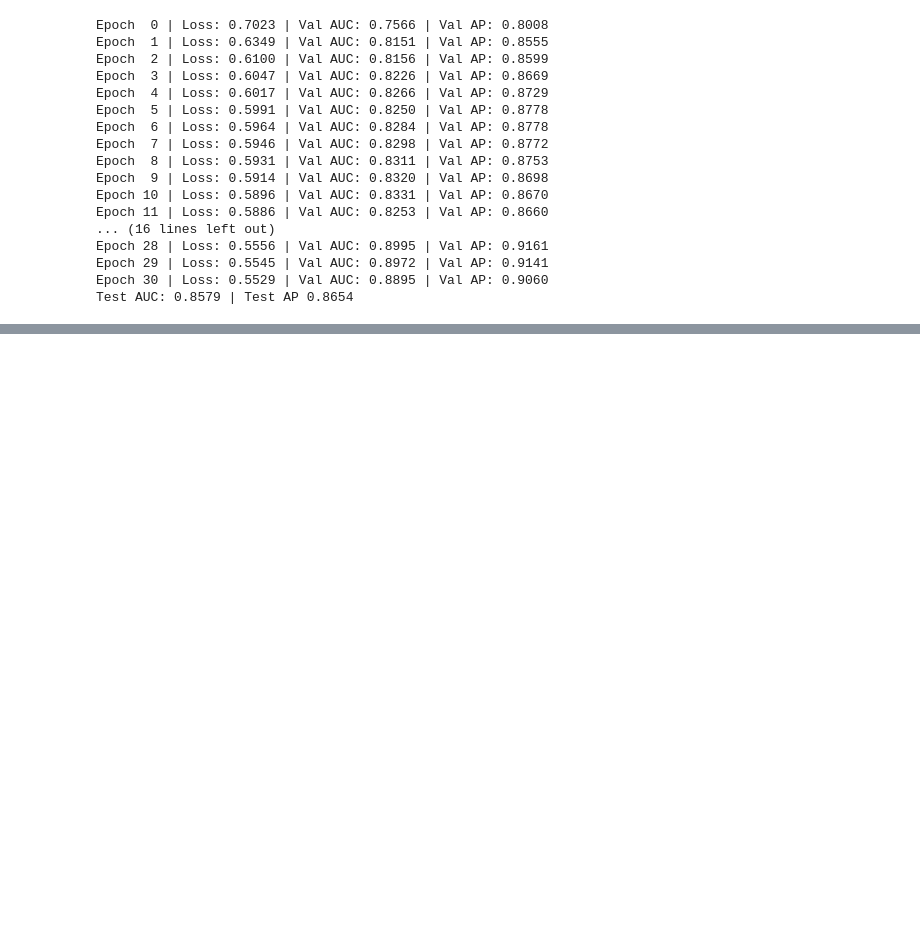
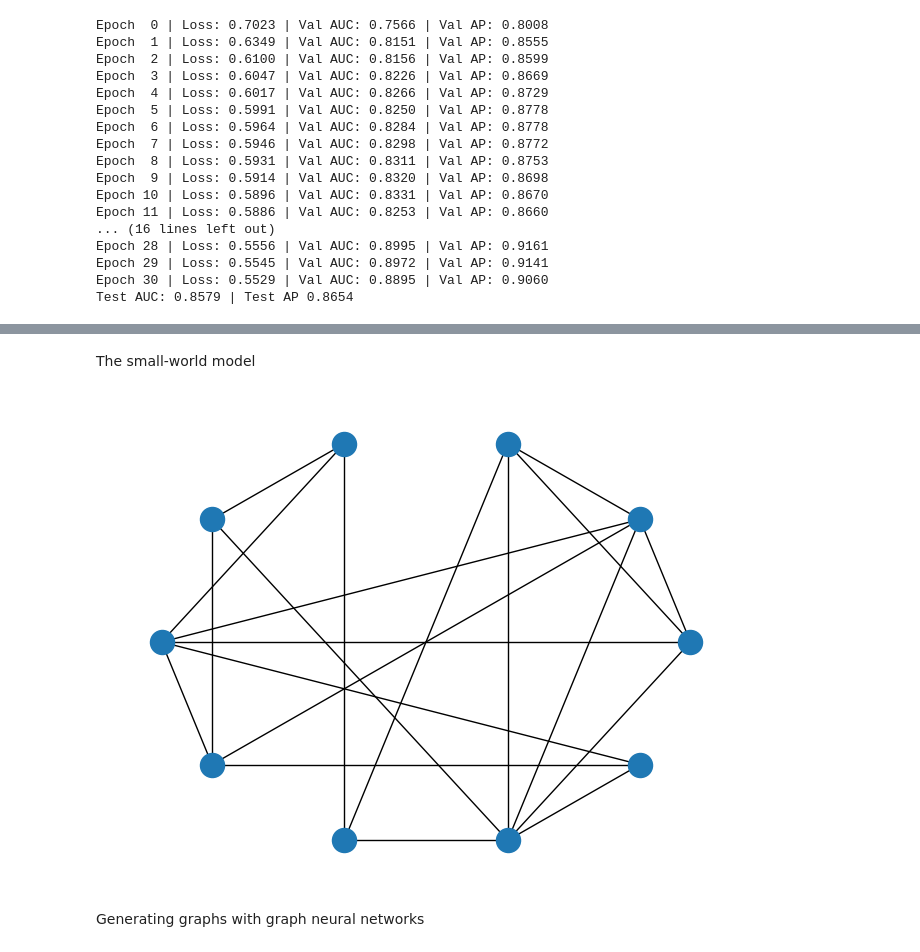
Before and after one commit to ishaanpaul98/Graph-Neural-Network, a Jupyter notebook: Learning/Hands On With GNNs/Part 3/part_3.ipynb, the cells around one changed output, grey strips where cells are left out. Cells and saved outputs as stored; diff of their text form; code cells hidden in the pictures; blank space fills up the shorter version.

```diff
--- a/Learning/Hands On With GNNs/Part 3/part_3.ipynb
+++ b/Learning/Hands On With GNNs/Part 3/part_3.ipynb
@@ -908,0 +933,12 @@ Test AUC: 0.8579 | Test AP 0.8654
+# %% [markdown]
+The small-world model
+# %%
+# This type of model is better for technological, social and biological networks
+# n = 10 nodes with each node being connected to 4 of it's neighbors (would'be been k - 1 if k was odd) with a 50% probability of the connection i, j being rerouted through k (random node)
+G = nx.watts_strogatz_graph(10, 4, 0.5, seed=0)
+pos = nx.circular_layout(G)
+nx.draw(G, pos=pos)
+# %% [output]
+[figure, added]
+# %% [markdown]
+Generating graphs with graph neural networks
```
Also changed, not shown: parts of 5 cells of this notebook.
